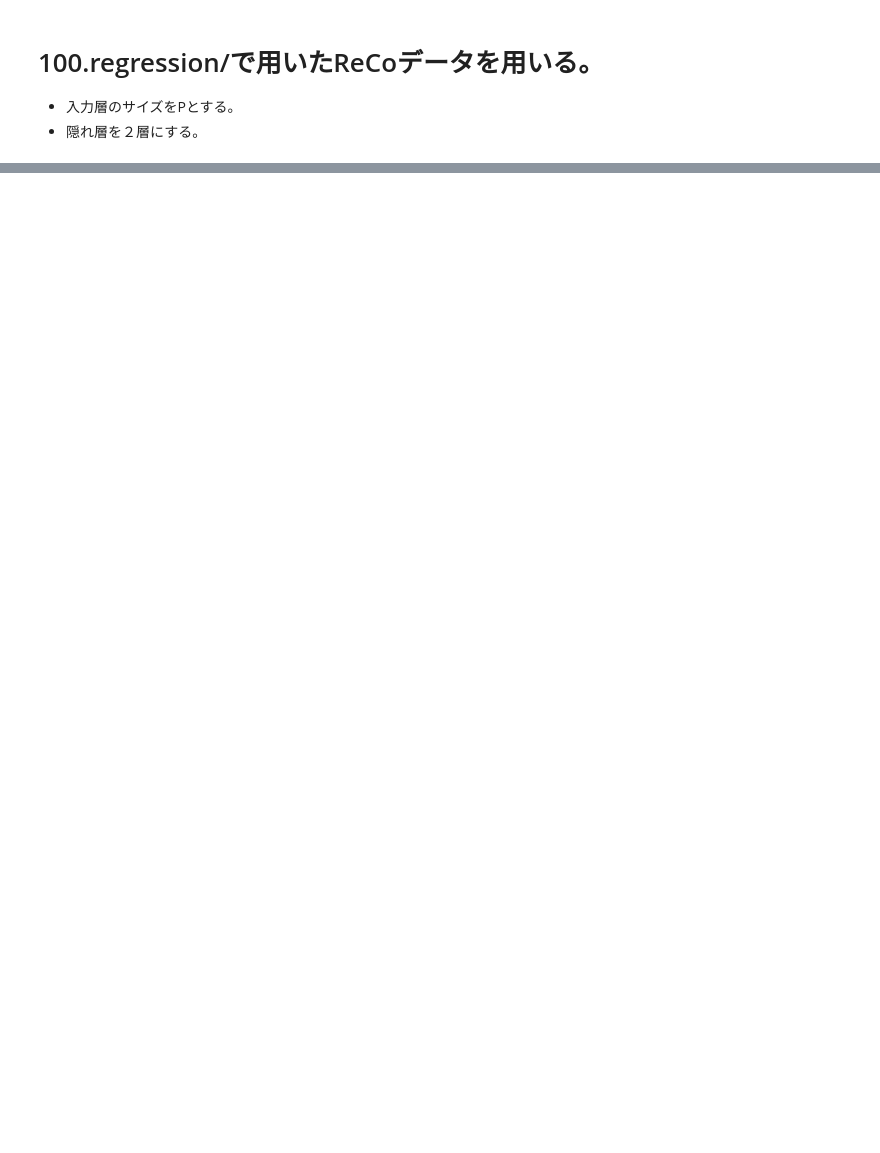
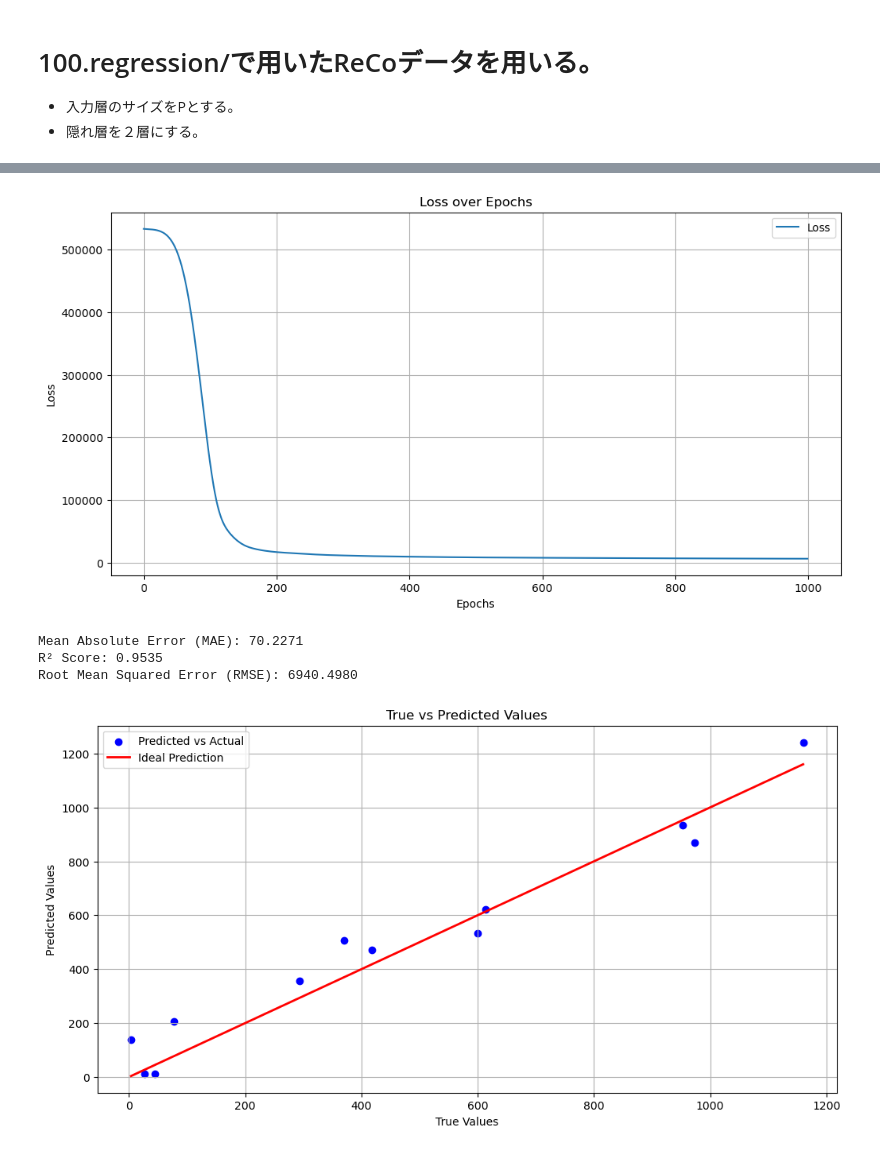
Before and after one commit to nim-hrkn/python_mi_seminar_2025, a Jupyter notebook: 200.NN/200.010.simple_NN.ipynb, the cells around one changed output, grey strips where cells are left out. Drawn from its saved outputs; the diff is of its cells as text; code cells hidden in the pictures; blank space fills up the shorter version.

```diff
--- a/200.NN/200.010.simple_NN.ipynb
+++ b/200.NN/200.010.simple_NN.ipynb
@@ -657,7 +753,8 @@ plt.show()
 # 評価指標の計算
 mae = mean_absolute_error(y_test.cpu().numpy(), y_pred)
 r2 = r2_score(y_test.cpu().numpy(), y_pred)
-rmse = mean_squared_error(y_test.cpu().numpy(), y_pred, squared=False)
+# rmse = mean_squared_error(y_test.cpu().numpy(), y_pred, squared=False)
+rmse = mean_squared_error(y_test.cpu().numpy(), y_pred)
 
 print(f'Mean Absolute Error (MAE): {mae:.4f}')
 print(f'R² Score: {r2:.4f}')
@@ -675,3 +772,4 @@ plt.ylabel('Predicted Values')
 plt.legend()
 plt.grid()
 plt.show()
+# %% [output]
@@ -677,0 +786,5 @@ plt.show()
+[figure, added]
+Mean Absolute Error (MAE): 70.2271
+R² Score: 0.9535
+Root Mean Squared Error (RMSE): 6940.4980
+[figure, added]
```
Also changed, not shown: parts of 9 cells of this notebook, 7 other files.
